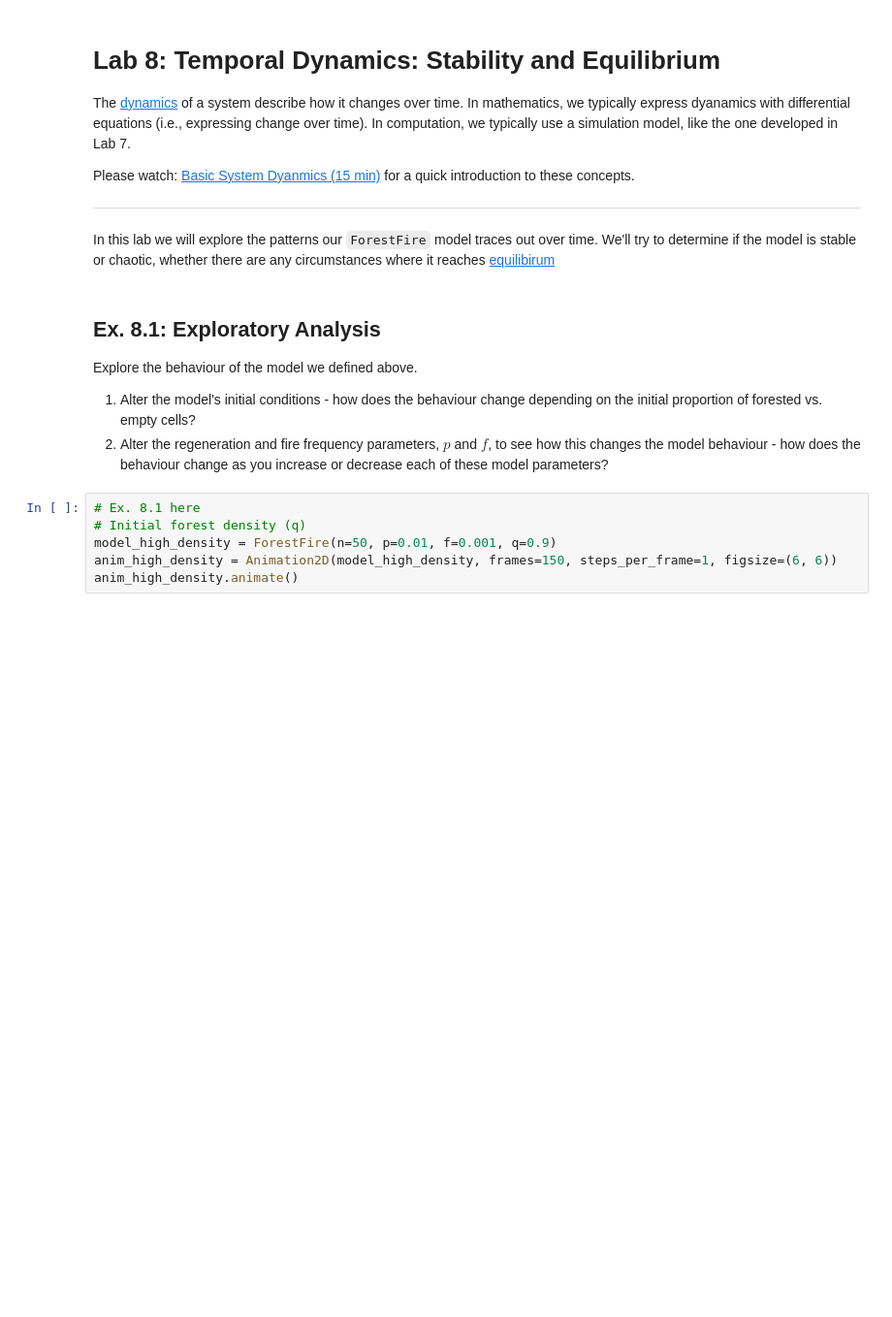
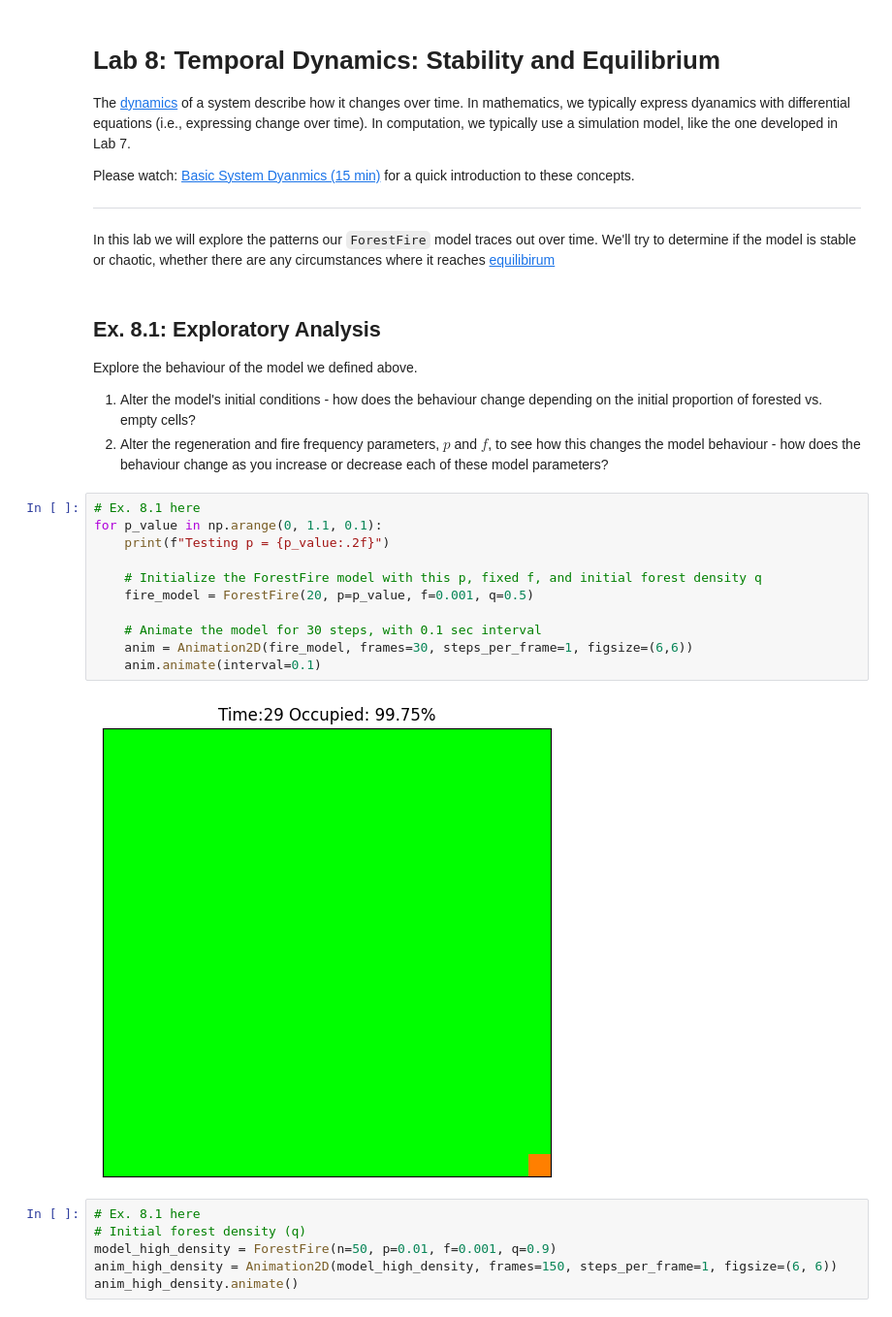
Before and after one commit to nikag2006/cap-comp215, a Jupyter notebook: labs/lab07-10-fire.ipynb, the cells around one changed output. Shown at 97% size. Saved outputs shown, nothing was run; the diff lists cells and outputs as text; blank space fills up the shorter version.

```diff
--- a/labs/lab07-10-fire.ipynb
+++ b/labs/lab07-10-fire.ipynb
@@ -259,6 +258,19 @@ In this lab we will explore the patterns our `ForestFire` model traces out over
 Explore the behaviour of the model we defined above.
  1. Alter the model's initial conditions - how does the behaviour change depending on the initial proportion of forested vs. empty cells?
  2. Alter the regeneration and fire frequency parameters, $p$ and $f$, to see how this changes the model behaviour - how does the behaviour change as you increase or decrease each of these model parameters?
+# %%
+# Ex. 8.1 here
+for p_value in np.arange(0, 1.1, 0.1):
+    print(f"Testing p = {p_value:.2f}")
+
+    # Initialize the ForestFire model with this p, fixed f, and initial forest density q
+    fire_model = ForestFire(20, p=p_value, f=0.001, q=0.5)
+
+    # Animate the model for 30 steps, with 0.1 sec interval
+    anim = Animation2D(fire_model, frames=30, steps_per_frame=1, figsize=(6,6))
+    anim.animate(interval=0.1)
+# %% [output]
+[figure, added]
 # %%
 # Ex. 8.1 here
 # Initial forest density (q)
```
Also changed, not shown: parts of 5 cells of this notebook.
